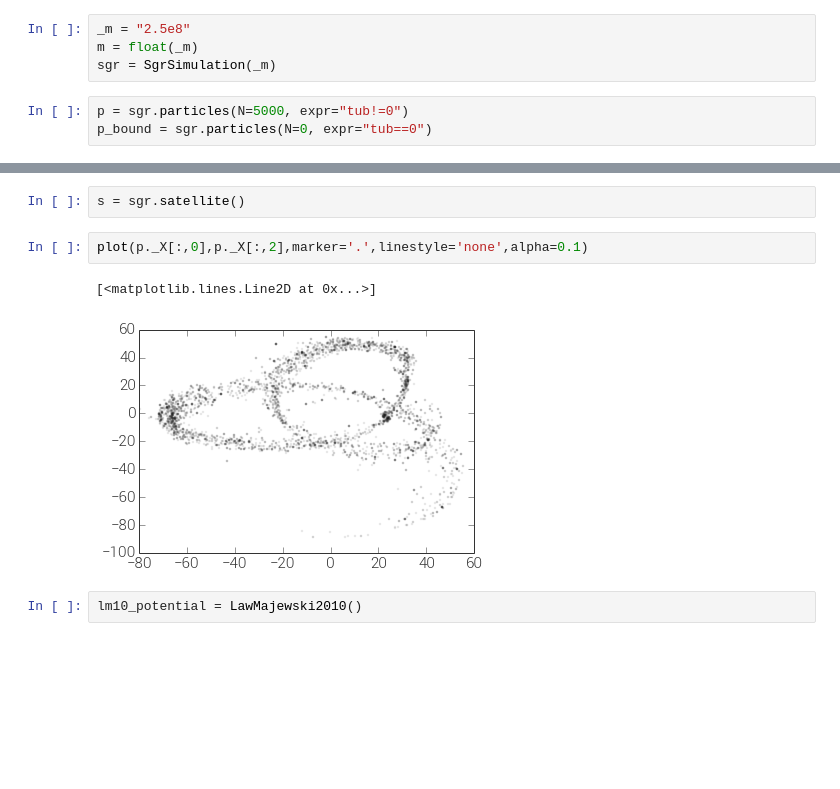
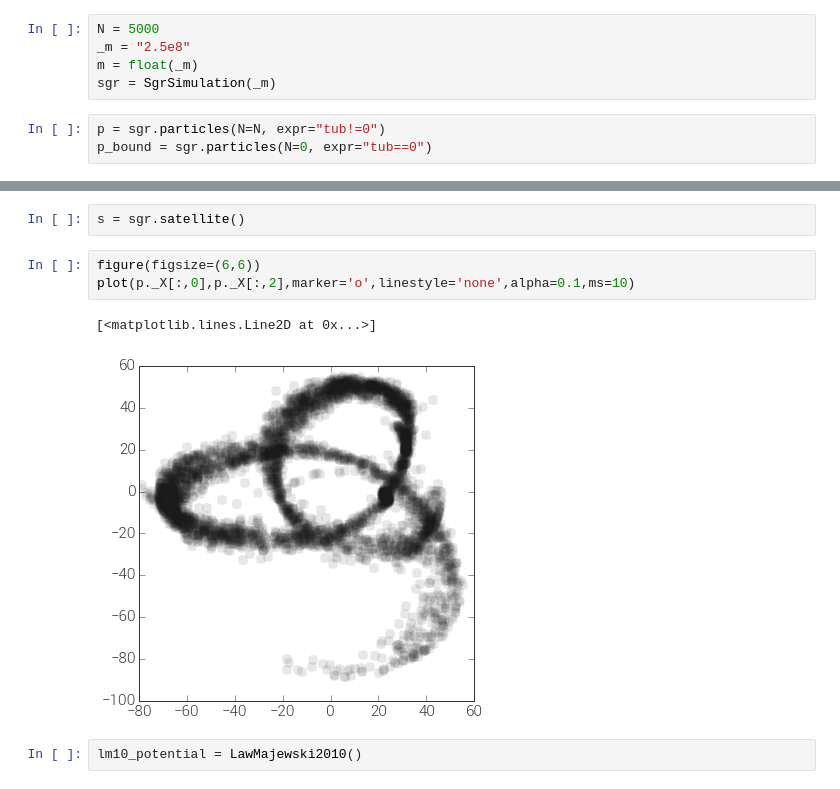
Before and after one commit to adrn/streams, a Jupyter notebook: text/notebooks/Gaussian ring.ipynb, the cells around one changed output, grey strips where cells are left out. Drawn from its saved outputs; the diff is of its cells as text; blank space fills up the shorter version.

```diff
--- a/text/notebooks/Gaussian ring.ipynb
+++ b/text/notebooks/Gaussian ring.ipynb
@@ -42,9 +22,10 @@ from streams.potential.lm10 import LawMajewski2010
 def gaussian(x, mu, sigma):
     return 1./np.sqrt(2*np.pi*sigma**2) * np.exp(-0.5 * ((x-mu)/sigma)**2)
 # %%
+N = 5000
 _m = "2.5e8"
 m = float(_m)
 sgr = SgrSimulation(_m)
 # %%
-p = sgr.particles(N=5000, expr="tub!=0")
+p = sgr.particles(N=N, expr="tub!=0")
 p_bound = sgr.particles(N=0, expr="tub==0")
@@ -56,10 +43,11 @@ v_disp
 # %%
 s = sgr.satellite()
 # %%
-plot(p._X[:,0],p._X[:,2],marker='.',linestyle='none',alpha=0.1)
+figure(figsize=(6,6))
+plot(p._X[:,0],p._X[:,2],marker='o',linestyle='none',alpha=0.1,ms=10)
 # %% [output]
 [<matplotlib.lines.Line2D at 0x...>]
-[figure, old version]
+[figure, new version]
 # %%
 lm10_potential = LawMajewski2010()
 # %%
```
Also changed, not shown: parts of 35 cells of this notebook.
